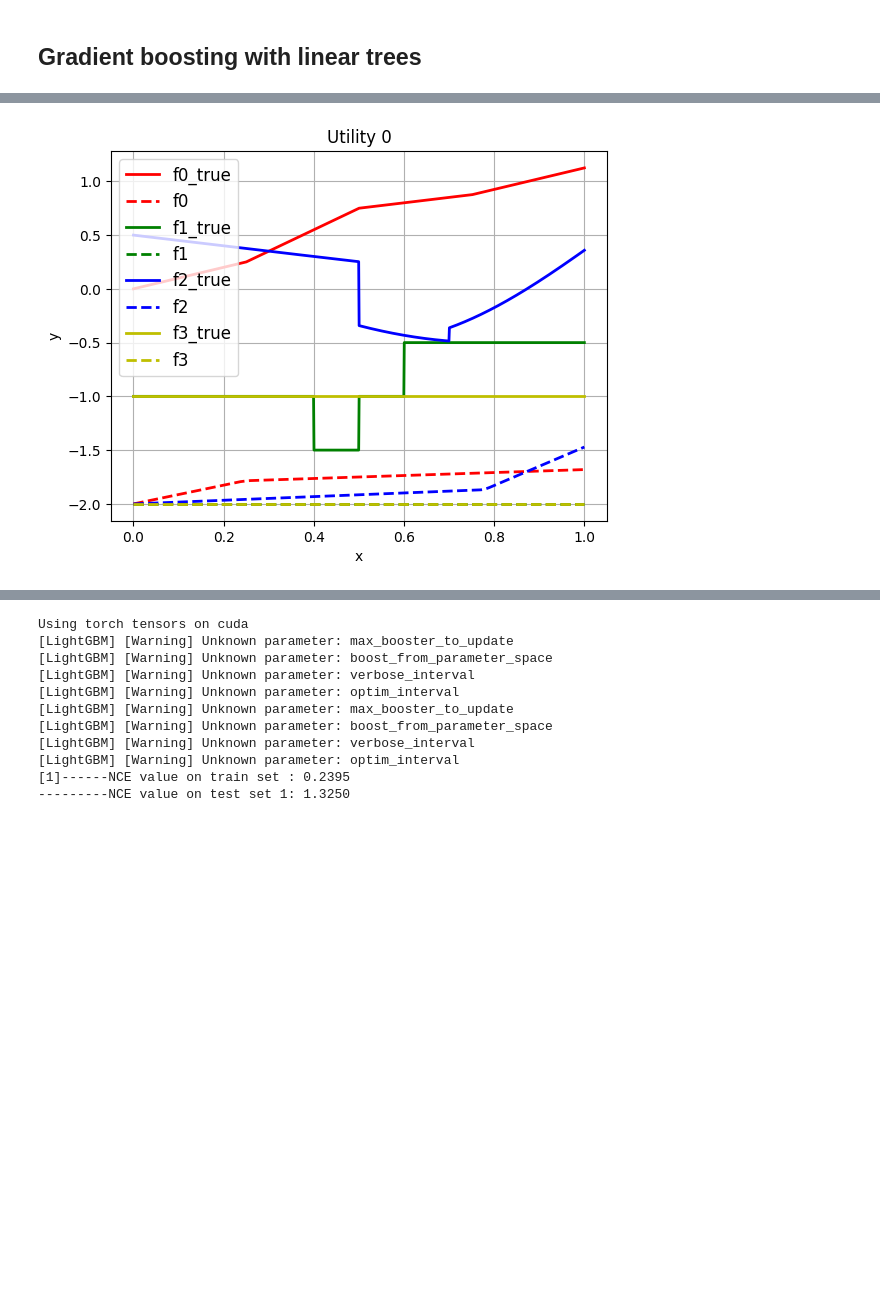
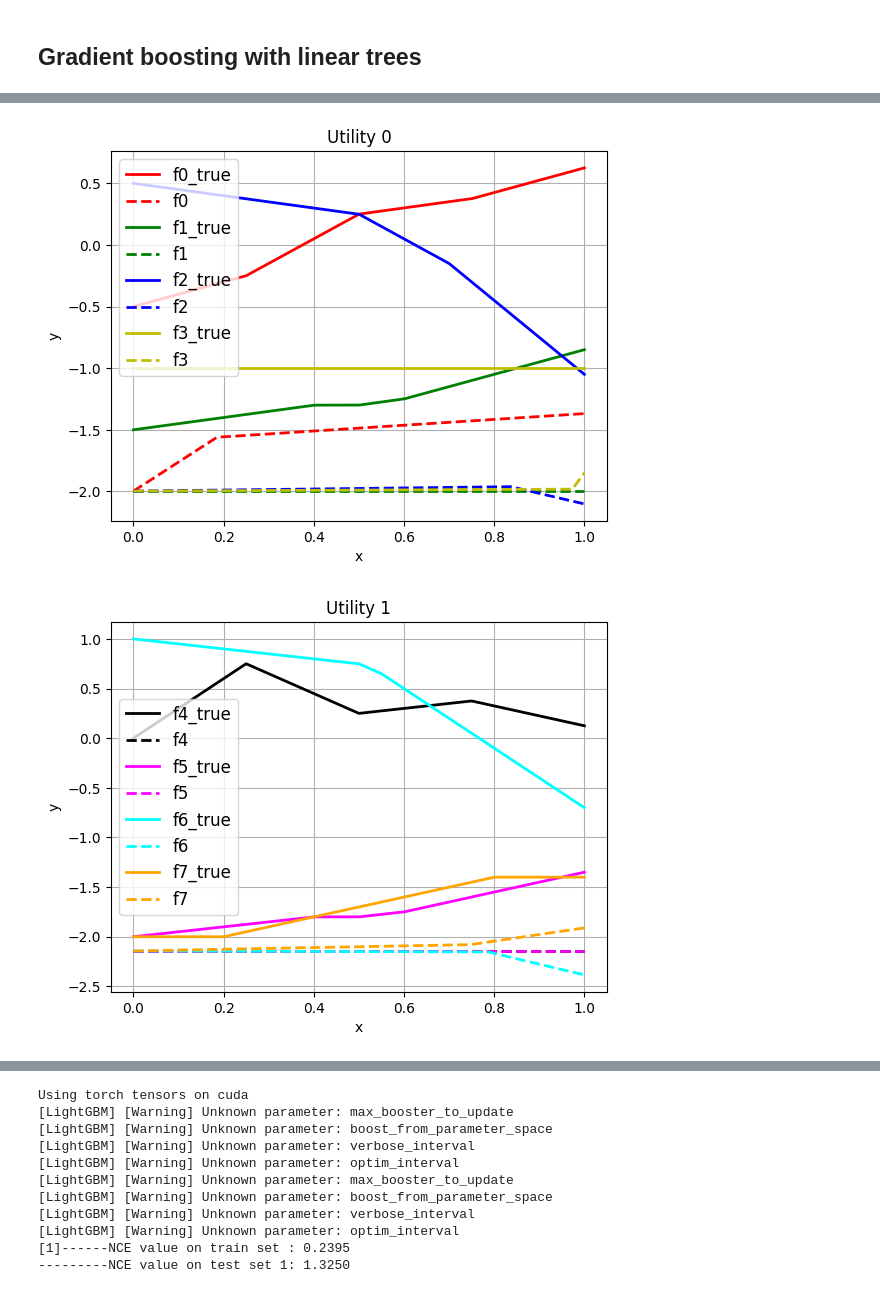
Before and after one commit to NicoSlvd/pwl-experiment, a Jupyter notebook: src/simple_reproducible_example.ipynb, the cells around one changed output, grey strips where cells are left out. Saved outputs shown, nothing was run; the diff lists cells and outputs as text; code cells hidden in the pictures; blank space fills up the shorter version.

```diff
--- a/src/simple_reproducible_example.ipynb
+++ b/src/simple_reproducible_example.ipynb
@@ -1265,23 +954,6 @@ class Ensemble:
                     preds[x_f > split] += right_value
 
         return preds
-# %%
-class Ensemble:
-    def __init__(self, linear_trees=False, from_split_point=False):
-        self.linear_trees = linear_trees
-        self.from_split_point = from_split_point
-        self.trees = []
-
-    def fit(self, X, y, preds, num_classes=3):
-        tree = Tree(linear_trees=self.linear_trees, from_split_point=self.from_split_point)
-        tree.fit(X, y, preds)
-        self.trees.append(tree)
-
-    def predict(self, X):
-        preds = np.zeros((X.shape[0]))
-        for tree in self.trees:
-            preds += tree.predict(X[:, tree.tree["feature"]].reshape(-1)) * self.learning_rate
-        return preds
 # %%
 class BoostingModel:
     def __init__(self, n_estimators=10, learning_rate=0.1, num_classes=3, linear_trees=False, from_split_point=False, feature_indices=None):
@@ -1386,6 +1060,7 @@ Mean squared error: 3.2582802712669148
 features = [f for f in dataset.columns if f not in ["choice"]]
 X, y = dataset[features].values, dataset["choice"].values
 X_test, y_test = dataset_test[features].values, dataset_test["choice"].values
+feature_indices = [(i * f_per_utility, (i + 1) * f_per_utility) for i in range(n_utility)]
 
 model = BoostingModel(n_estimators=10, learning_rate=0.1, num_classes=n_utility, linear_trees=True, from_split_point=True, feature_indices=feature_indices)
 
@@ -1442,40 +1133,33 @@ if n_utility == 2:
 
     plt.title(f"Utility 0")
     plt.xlabel("x")
     plt.ylabel("y")
     plt.grid()
     plt.legend(fontsize=12)
     plt.show()
 else:
     for i, (sp_i, beta_i, inter_i) in enumerate(zip(sp, betas, intercept)):
         if i % f_per_utility == 0:
             plt.figure()
-        if i % f_per_utility == 0:
-            y_plot_true = apply_linear_feature(x_plot.reshape(-1,1), sp_i.reshape(1,-1), beta_i.reshape(1,-1), feature_names[i], [0]).values
-        elif i % f_per_utility == 1:
-            y_plot_true = apply_constant_feature(x_plot.reshape(-1,1), sp_i.reshape(1,-1), beta_i.reshape(1,-1), feature_names[i], [inter_i]).values
-        elif i % f_per_utility == 2:
-            y_plot_true = apply_sinusoidal_feature(x_plot.reshape(-1,1), sp_i.reshape(1,-1), beta_i.reshape(1,-1), feature_names[i], [inter_i]).values
-        elif i % f_per_utility == 3:
-            y_plot_true = apply_linear_feature(x_plot.reshape(-1,1), sp_i.reshape(1,-1), beta_i.reshape(1,-1), feature_names[i], [inter_i]).values
-        # y_plot_true = apply_linear_feature(x_plot.reshape(-1,1), sp_i.reshape(1,-1), beta_i.reshape(1,-1), feature_names[i], [inter_i]).values
+        y_plot_true = apply_linear_feature(x_plot.reshape(-1,1), sp_i.reshape(1,-1), beta_i.reshape(1,-1), feature_names[i], [inter_i]).values
         plt.plot(x_plot, y_plot_true, label=f"{feature_names[i]}_true", color=colours[i], linewidth=2)
         # ascc = ascs[i//f_per_utility].cpu().numpy() if LPMC_model_fully_trained.device is not None else ascs[i//f_per_utility]
         # plt.plot(x_plot, y_plot[i]+ascc, label=feature_names[i], color=colours[i], linestyle="--", linewidth=2)
         plt.plot(x_plot, y_plot[i], label=feature_names[i], color=colours[i], linestyle="--", linewidth=2)
 
 
 
         if i % f_per_utility == f_per_utility - 1:
             plt.title(f"Utility {i//f_per_utility}")
             plt.xlabel("x")
             plt.ylabel("y")
             plt.grid()
             plt.legend(fontsize=12)
             plt.show()
 
     # for i in range(len(feature_names)):
     #     plt.figure()
     #     plt.hist(dataset[feature_names[i]], bins=150, alpha=0.5, label=feature_names[i])
 # %% [output]
-[figure, old version]
+[figure, new version]
+[figure, added]
```
Also changed, not shown: parts of 7 cells of this notebook, 5 other files.
